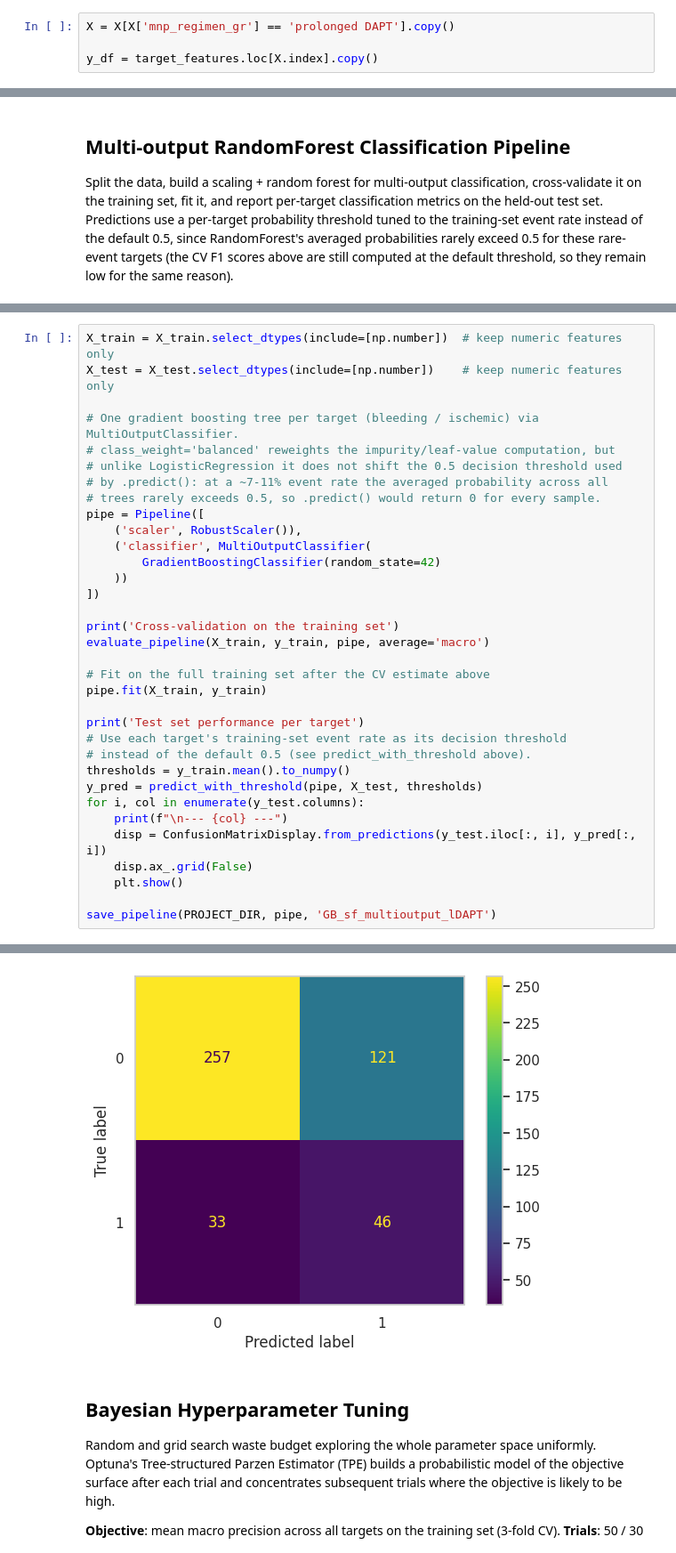
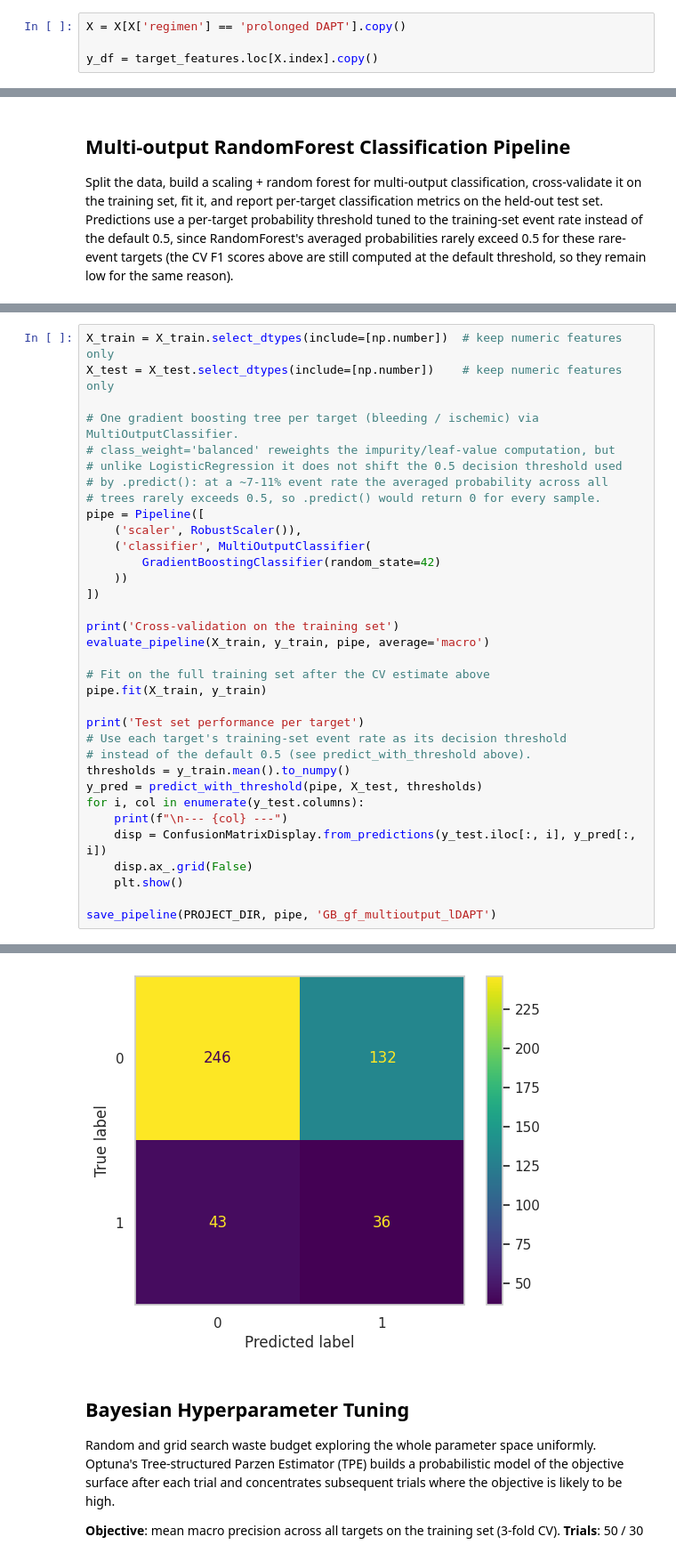
Before and after one commit to TommasoPioda/CATE-estimation-on-the-MASTER-DAPT-trial, a Jupyter notebook: simple_ml_models/mono-class/01_grouped_ML_lDAPT.ipynb, the cells around one changed output, grey strips where cells are left out. Shown at 89% size. Drawn from its saved outputs; the diff is of its cells as text.

```diff
--- a/simple_ml_models/mono-class/01_grouped_ML_lDAPT.ipynb
+++ b/simple_ml_models/mono-class/01_grouped_ML_lDAPT.ipynb
@@ -44,7 +44,7 @@ y_df = pd.read_parquet(os.path.join(PROJECT_DIR, '../data/y_targets.parquet'))
 
 target_features = y_df
 # %%
-X = X[X['mnp_regimen_gr'] == 'prolonged DAPT'].copy()
+X = X[X['regimen'] == 'prolonged DAPT'].copy()
 
 y_df = target_features.loc[X.index].copy()
 # %% [markdown]
@@ -228,7 +228,7 @@ for i, col in enumerate(y_test.columns):
     disp.ax_.grid(False)
     plt.show()
 
-save_pipeline(PROJECT_DIR, pipe, 'GB_sf_multioutput_lDAPT')
+save_pipeline(PROJECT_DIR, pipe, 'GB_gf_multioutput_lDAPT')
 # %% [output]
 Cross-validation on the training set
 
@@ -250,7 +250,7 @@ Test set performance per target
 --- ischemic ---
 [figure]
 --- generally ---
-[figure, old version]
+[figure, new version]
 # %% [markdown]
 ## Bayesian Hyperparameter Tuning
 
```
Also changed, not shown: parts of 10 cells of this notebook, 6 other files.
